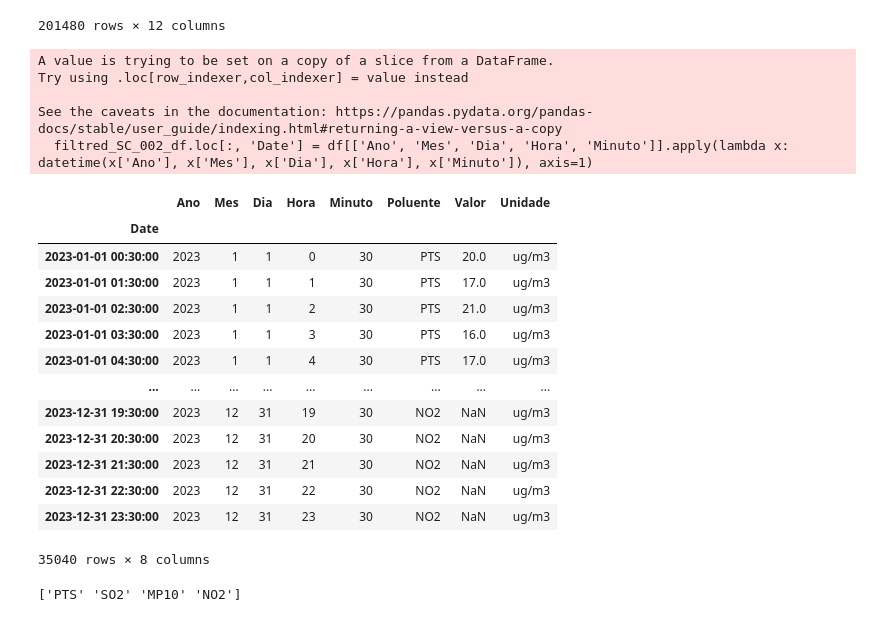
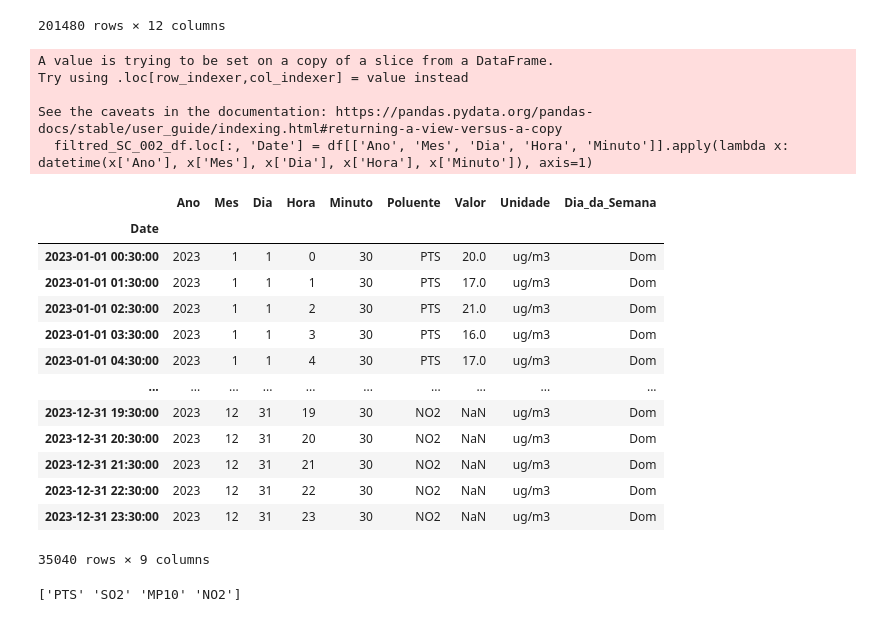
Before and after one commit to anaju-wolmann/ENS410064, a Jupyter notebook: T1_AnaJulia.ipynb, the cells around one changed output. Drawn from its saved outputs; the diff is of its cells as text; code cells hidden in the pictures.

```diff
--- a/T1_AnaJulia.ipynb
+++ b/T1_AnaJulia.ipynb
@@ -83,36 +83,38 @@ df
 # %%
 # Filtrar dados apenas da estação SC_002 e poluentes que vou analisar
 
 filtred_SC_002_df = df.loc[
 (df['Codigo'] == 'SC_002') &
 (df['Poluente'].isin(['MP10', 'PTS', 'SO2', 'NO2']))]
 
 filtred_SC_002_df.loc[:, 'Date'] = df[['Ano', 'Mes', 'Dia', 'Hora', 'Minuto']].apply(lambda x: datetime(x['Ano'], x['Mes'], x['Dia'], x['Hora'], x['Minuto']), axis=1)
 
 filtred_SC_002_df = filtred_SC_002_df.set_index('Date')
 
 filtred_SC_002_df = filtred_SC_002_df[['Ano', 'Mes', 'Dia', 'Hora', 'Minuto','Poluente','Valor', 'Unidade']]
+filtred_SC_002_df['Dia_da_Semana'] = filtred_SC_002_df.index.day_name(locale='pt_BR').str[:3]
+
 filtred_SC_002_df
 # %% [output]
 A value is trying to be set on a copy of a slice from a DataFrame.
 Try using .loc[row_indexer,col_indexer] = value instead
 
 See the caveats in the documentation: https://pandas.pydata.org/pandas-docs/stable/user_guide/indexing.html#returning-a-view-versus-a-copy
   filtred_SC_002_df.loc[:, 'Date'] = df[['Ano', 'Mes', 'Dia', 'Hora', 'Minuto']].apply(lambda x: datetime(x['Ano'], x['Mes'], x['Dia'], x['Hora'], x['Minuto']), axis=1)
-|  | Ano | Mes | Dia | Hora | Minuto | Poluente | Valor | Unidade |
-| Date |  |  |  |  |  |  |  |  |
-| 2023-01-01 00:30:00 | 2023 | 1 | 1 | 0 | 30 | PTS | 20.0 | ug/m3 |
-| 2023-01-01 01:30:00 | 2023 | 1 | 1 | 1 | 30 | PTS | 17.0 | ug/m3 |
-| 2023-01-01 02:30:00 | 2023 | 1 | 1 | 2 | 30 | PTS | 21.0 | ug/m3 |
-| 2023-01-01 03:30:00 | 2023 | 1 | 1 | 3 | 30 | PTS | 16.0 | ug/m3 |
-| 2023-01-01 04:30:00 | 2023 | 1 | 1 | 4 | 30 | PTS | 17.0 | ug/m3 |
-| ... | ... | ... | ... | ... | ... | ... | ... | ... |
-| 2023-12-31 19:30:00 | 2023 | 12 | 31 | 19 | 30 | NO2 | NaN | ug/m3 |
-| 2023-12-31 20:30:00 | 2023 | 12 | 31 | 20 | 30 | NO2 | NaN | ug/m3 |
-| 2023-12-31 21:30:00 | 2023 | 12 | 31 | 21 | 30 | NO2 | NaN | ug/m3 |
-| 2023-12-31 22:30:00 | 2023 | 12 | 31 | 22 | 30 | NO2 | NaN | ug/m3 |
-| 2023-12-31 23:30:00 | 2023 | 12 | 31 | 23 | 30 | NO2 | NaN | ug/m3 |
+|  | Ano | Mes | Dia | Hora | Minuto | Poluente | Valor | Unidade | Dia_da_Semana |
+| Date |  |  |  |  |  |  |  |  |  |
+| 2023-01-01 00:30:00 | 2023 | 1 | 1 | 0 | 30 | PTS | 20.0 | ug/m3 | Dom |
+| 2023-01-01 01:30:00 | 2023 | 1 | 1 | 1 | 30 | PTS | 17.0 | ug/m3 | Dom |
+| 2023-01-01 02:30:00 | 2023 | 1 | 1 | 2 | 30 | PTS | 21.0 | ug/m3 | Dom |
+| 2023-01-01 03:30:00 | 2023 | 1 | 1 | 3 | 30 | PTS | 16.0 | ug/m3 | Dom |
+| 2023-01-01 04:30:00 | 2023 | 1 | 1 | 4 | 30 | PTS | 17.0 | ug/m3 | Dom |
+| ... | ... | ... | ... | ... | ... | ... | ... | ... | ... |
+| 2023-12-31 19:30:00 | 2023 | 12 | 31 | 19 | 30 | NO2 | NaN | ug/m3 | Dom |
+| 2023-12-31 20:30:00 | 2023 | 12 | 31 | 20 | 30 | NO2 | NaN | ug/m3 | Dom |
+| 2023-12-31 21:30:00 | 2023 | 12 | 31 | 21 | 30 | NO2 | NaN | ug/m3 | Dom |
+| 2023-12-31 22:30:00 | 2023 | 12 | 31 | 22 | 30 | NO2 | NaN | ug/m3 | Dom |
+| 2023-12-31 23:30:00 | 2023 | 12 | 31 | 23 | 30 | NO2 | NaN | ug/m3 | Dom |
-35040 rows × 8 columns
+35040 rows × 9 columns
 # %%
 print(filtred_SC_002_df['Poluente'].unique())
 # %% [output]
```
Also changed, not shown: parts of 12 cells of this notebook, 13 other files.
